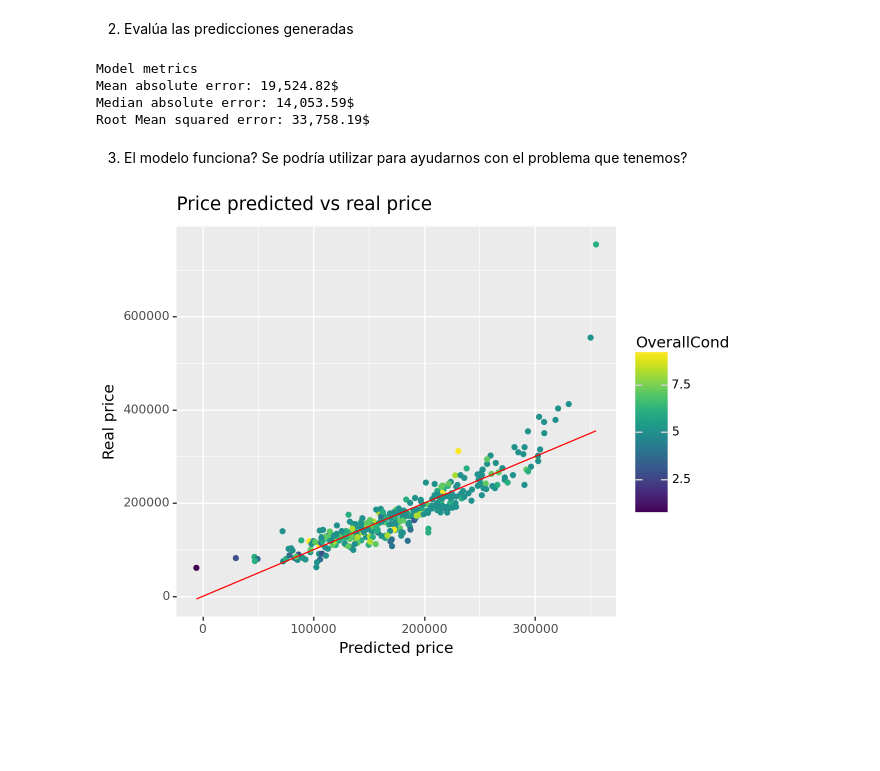
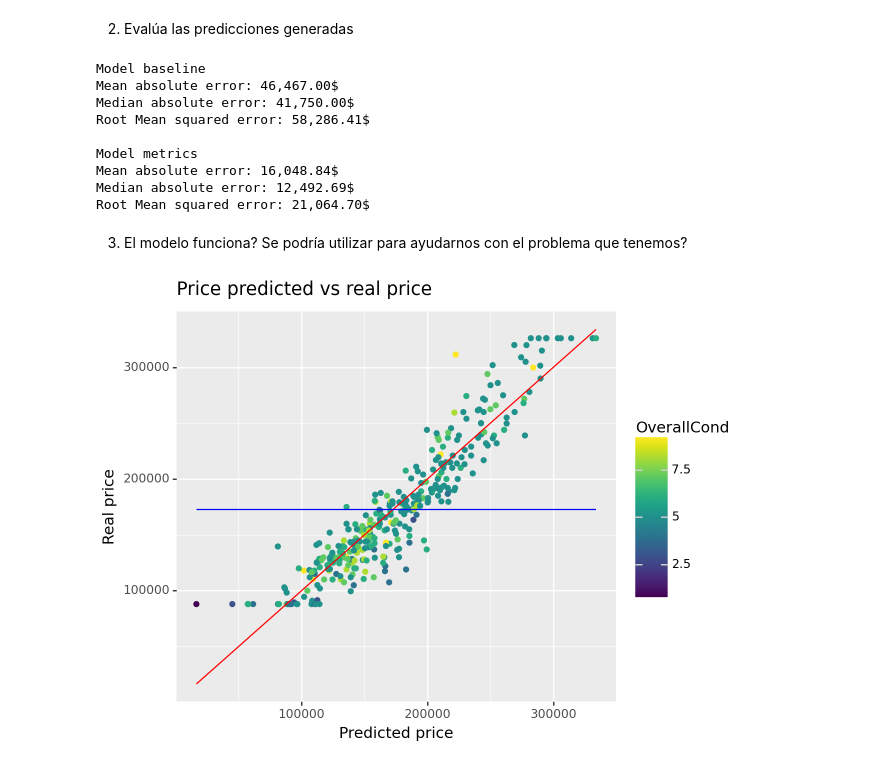
Before and after one commit to TehWeifu/IABD, a Jupyter notebook: SistemasDeAprendizajeAutomatico/Andreas/Project/primer-ejercicio/entregable/entregable-JBSL.ipynb, the cells around one changed output. Saved outputs shown, nothing was run; the diff lists cells and outputs as text; code cells hidden in the pictures; blank space fills up the shorter version.

```diff
--- a/SistemasDeAprendizajeAutomatico/Andreas/Project/primer-ejercicio/entregable/entregable-JBSL.ipynb
+++ b/SistemasDeAprendizajeAutomatico/Andreas/Project/primer-ejercicio/entregable/entregable-JBSL.ipynb
@@ -59,10 +60,11 @@ Lo primero de todo es cargar los datos, asegurar que está todo bien y empezar a
 # %%
+# Import all libraries needed during the whole notebook
 import pandas as pd
 import plotnine as pn
 import numpy as np
 from sklearn.model_selection import train_test_split
-from sklearn.preprocessing import LabelEncoder
+from sklearn.preprocessing import OrdinalEncoder
 from sklearn.linear_model import LinearRegression
 from sklearn import metrics
 
-RANDOM_STATE = 2055
+RANDOM_STATE = 2_055  # Parties in the sky
@@ -335,6 +339,11 @@ neighborhood = house_data[['Neighborhood']]
 encoder = OrdinalEncoder(categories=[neighborhoods_sorted])
 encoded_neighborhood = encoder.fit_transform(neighborhood)
 house_data['Neighborhood'] = encoded_neighborhood
+# %%
+# Clipping the sale price to handle outliers
+lower_percentile = house_data['SalePrice'].quantile(0.05)
+upper_percentile = house_data['SalePrice'].quantile(0.95)
+house_data['SalePrice'] = house_data['SalePrice'].clip(lower_percentile, upper_percentile)
 # %% [markdown]
 3. Borra todos los datos que no son relevantes para el problema - simplifica los datos
 # %% [markdown]
@@ -478,44 +487,62 @@ The metrics chosen to evaluate the model are:
 # %% [markdown]
 2. Evalúa las predicciones generadas
 # %%
+baseline = np.empty(len(y_test))
+baseline.fill(y_test.mean())
+baseline_mean_absolute_error = metrics.mean_absolute_error(y_test, baseline)
+baseline_median_absolute_error = metrics.median_absolute_error(y_test, baseline)
+baseline_root_mean_squared_error = metrics.mean_squared_error(y_test, baseline, squared=False)
+
+print("Model baseline")
+print(f"Mean absolute error: {baseline_mean_absolute_error:,.2f}$")
+print(f"Median absolute error: {baseline_median_absolute_error:,.2f}$")
+print(f"Root Mean squared error: {baseline_root_mean_squared_error:,.2f}$")
+
 metric_mean_absolute_error = metrics.mean_absolute_error(y_test, y_predict)
 metric_median_absolute_error = metrics.median_absolute_error(y_test, y_predict)
 metric_root_mean_squared_error = metrics.mean_squared_error(y_test, y_predict, squared=False)
 
+print()
 print("Model metrics")
 print(f"Mean absolute error: {metric_mean_absolute_error:,.2f}$")
 print(f"Median absolute error: {metric_median_absolute_error:,.2f}$")
 print(f"Root Mean squared error: {metric_root_mean_squared_error:,.2f}$")
 # %% [output]
+Model baseline
+Mean absolute error: 46,467.00$
+Median absolute error: 41,750.00$
+Root Mean squared error: 58,286.41$
+
 Model metrics
-Mean absolute error: 19,524.82$
-Median absolute error: 14,053.59$
-Root Mean squared error: 33,758.19$
+Mean absolute error: 16,048.84$
+Median absolute error: 12,492.69$
+Root Mean squared error: 21,064.70$
 # %% [markdown]
 3. El modelo funciona? Se podría utilizar para ayudarnos con el problema que tenemos?
 # %%
 # Creamos el gráfico de dispersión
 metrics_df = pd.DataFrame(data={
     "target": y_test,
     "prediction": y_predict,
     "OverallCond": X_test['OverallCond'],
+    "baseline": baseline
 })
 graph = (
         pn.ggplot(
             metrics_df,
             pn.aes(**{"x": "prediction", "y": "target", "color": 'OverallCond'}),
+        ) +
+        pn.geom_point() +
+        pn.geom_line(pn.aes(**{"y": 'prediction'}), color='red') +
+        pn.geom_line(pn.aes(**{"y": 'baseline'}), color='blue') +
+        pn.labs(
+            title='Price predicted vs real price',
+            x='Predicted price',
+            y='Real price'
         )
-        + pn.geom_point()
-        + pn.geom_line(pn.aes(**{"y": 'prediction'}), color='red')
-        + pn.labs(
-    title='Price predicted vs real price',
-    x='Predicted price',
-    y='Real price'
-)
-
 )
 
 # Mostramos el gráfico
 graph.draw()
 # %% [output]
-[figure, old version]
+[figure, new version]
```
Also changed, not shown: parts of 25 cells of this notebook.
